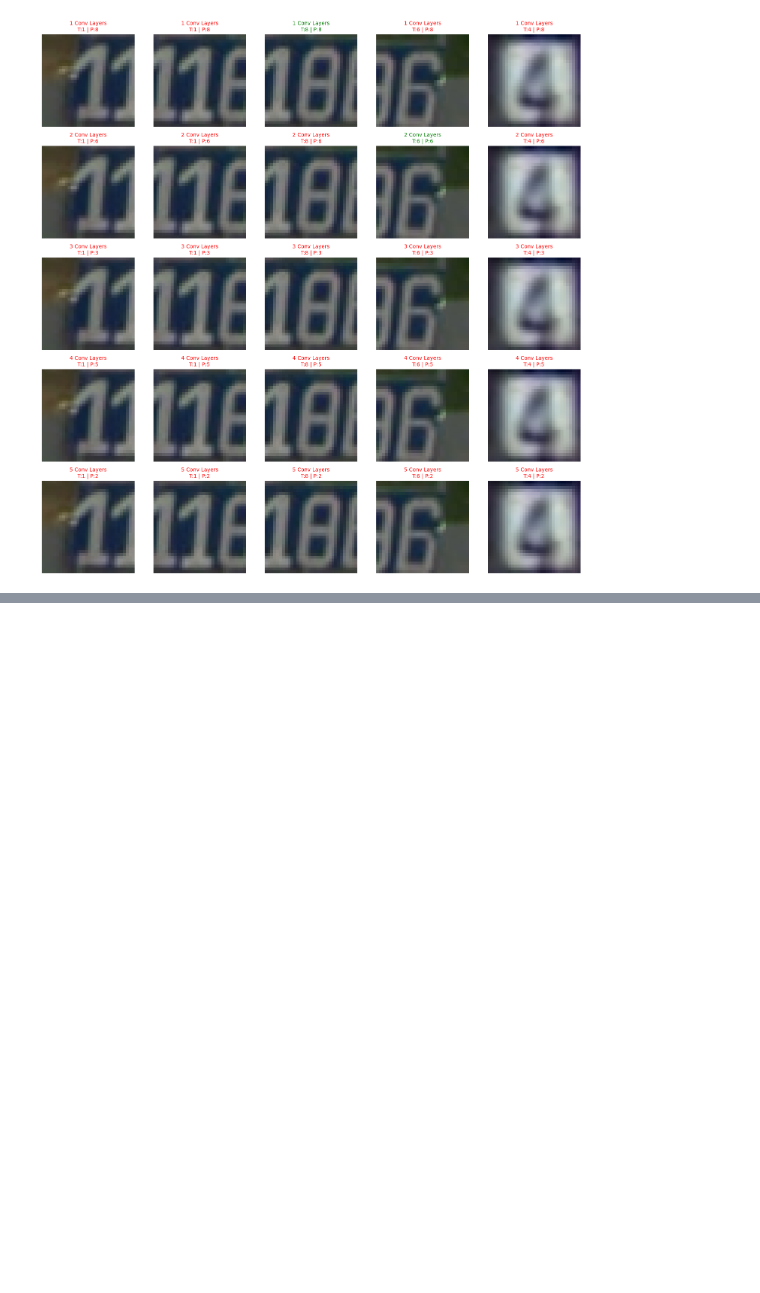
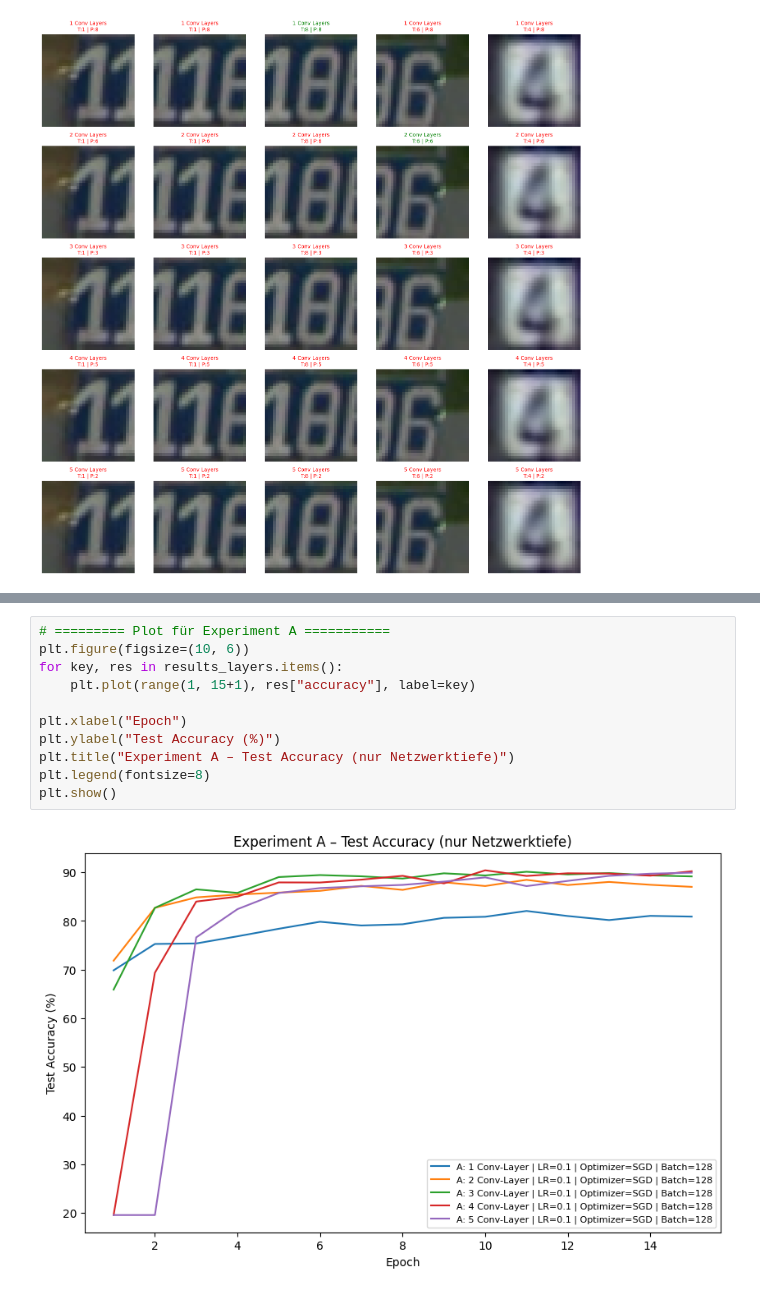
Before and after one commit to Lopo23/CNN, a Jupyter notebook: cnn (1) (1).ipynb, the cells around one changed output, grey strips where cells are left out. Drawn from its saved outputs; the diff is of its cells as text; blank space fills up the shorter version.

```diff
--- a/cnn (1) (1).ipynb
+++ b/cnn (1) (1).ipynb
@@ -1860,0 +1592,13 @@ plot_sample_predictions(all_models, test_loader, title_prefix="Alle Experimente"
+# %%
+# ========= Plot für Experiment A ===========
+plt.figure(figsize=(10, 6))
+for key, res in results_layers.items():
+    plt.plot(range(1, 15+1), res["accuracy"], label=key)
+
+plt.xlabel("Epoch")
+plt.ylabel("Test Accuracy (%)")
+plt.title("Experiment A – Test Accuracy (nur Netzwerktiefe)")
+plt.legend(fontsize=8)
+plt.show()
+# %% [output]
+[figure, added]
```
Also changed, not shown: parts of 32 cells of this notebook.
